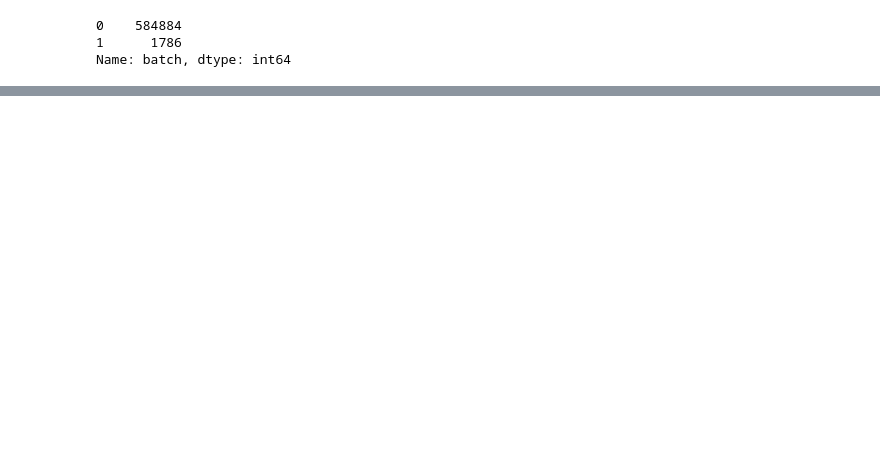
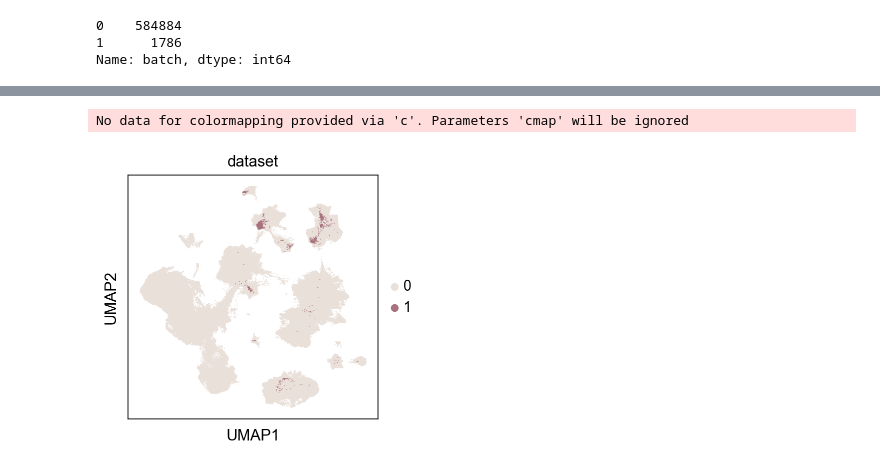
Before and after one commit to YosefLab/scvi-hub-reproducibility, a Jupyter notebook: analytics_query_ref_v2.ipynb, the cells around one changed output, grey strips where cells are left out. Cells and saved outputs as stored; diff of their text form; code cells hidden in the pictures; blank space fills up the shorter version.

```diff
--- a/analytics_query_ref_v2.ipynb
+++ b/analytics_query_ref_v2.ipynb
@@ -679,0 +534,22 @@ sc.pl.umap(
+# %%
+sc.set_figure_params(vector_friendly=True, dpi_save=300)
+# %%
+df = combined_emb_umap.obs
+default_size = 120000 / len(df) # default scanpy
+df["umap_size"] = default_size * 10
+df.loc[df["batch"] == "1", "umap_size"] = default_size * 10 # if you want to make the query dataset points bigger
+combined_emb_umap.obs = df
+# %%
+# custom_pal = {"0": "#EAE0DA", "1": "#A0C3D2"}
+custom_pal = {"0": "#EAE0DA", "1": "#A7727D"}
+sc.pl.umap(
+    combined_emb_umap,
+    color=["batch"],
+    ncols=1,
+    frameon=True,
+    save="combined_umap_batch.svg",
+    palette=custom_pal,
+    size=combined_emb_umap.obs["umap_size"],
+    title="dataset"
+)
+# %% [output]
@@ -679,0 +557,2 @@ sc.pl.umap(
+No data for colormapping provided via 'c'. Parameters 'cmap' will be ignored
+[figure, added]
```
Also changed, not shown: parts of 104 cells of this notebook, 1 other file.
